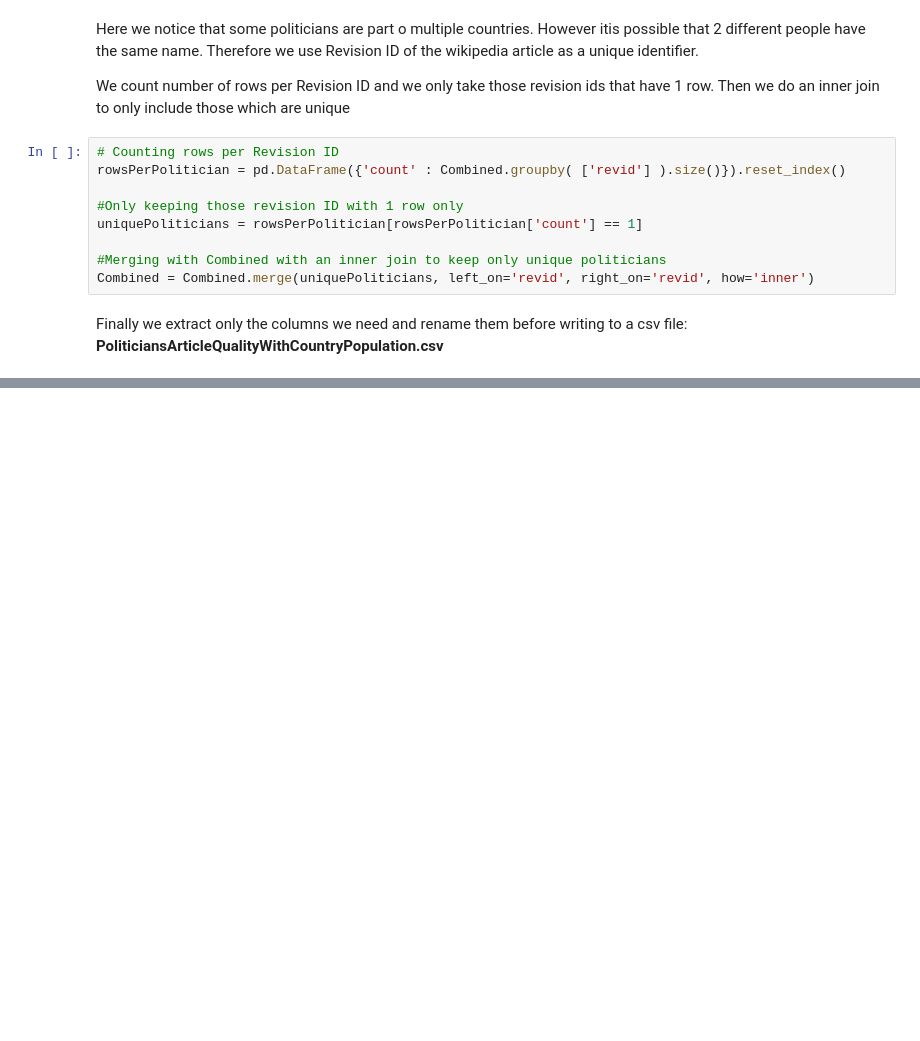
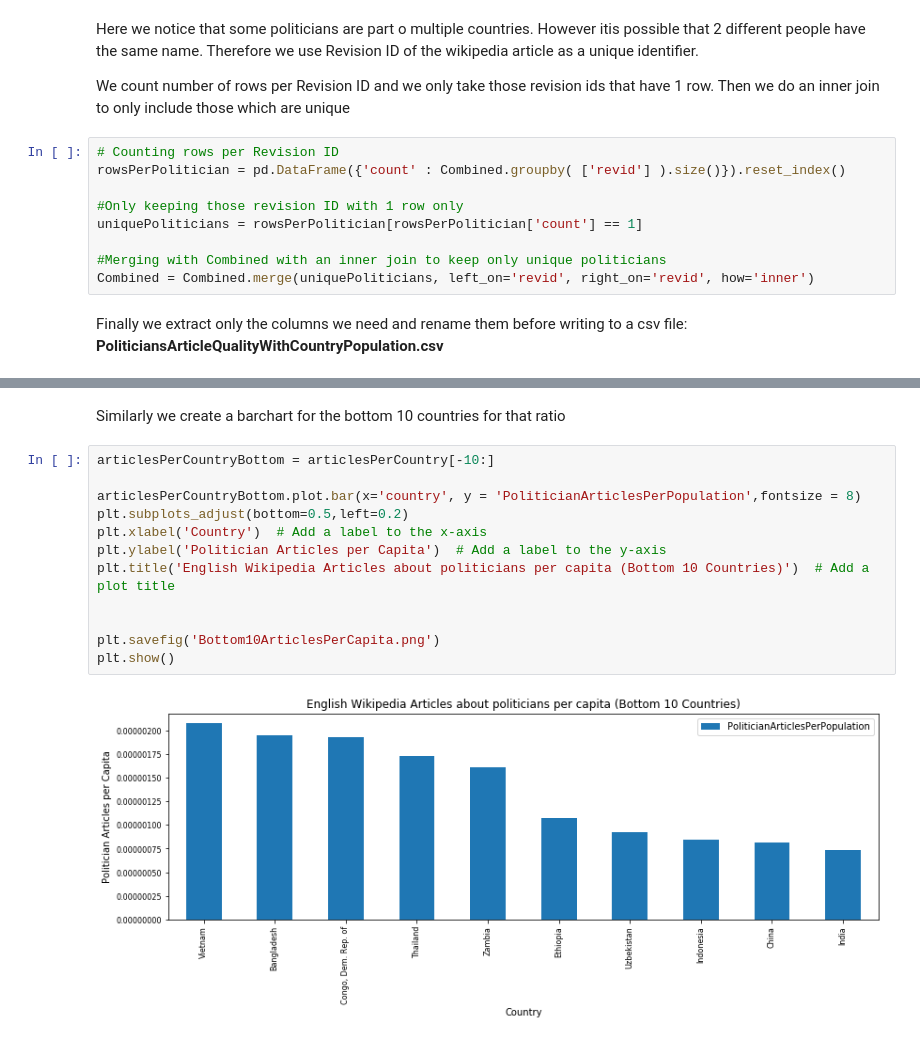
Before and after one commit to SalikWarsi/data-512-a2, a Jupyter notebook: hcds-a2-bias_demo.ipynb, the cells around one changed output, grey strips where cells are left out. Cells and saved outputs as stored; diff of their text form; blank space fills up the shorter version.

```diff
--- a/hcds-a2-bias_demo.ipynb
+++ b/hcds-a2-bias_demo.ipynb
@@ -179,0 +219,16 @@ Combined.to_csv('PoliticiansArticleQualityWithCountryPopulation.csv',index=False
+# %% [markdown]
+Similarly we create a barchart for the bottom 10 countries for that ratio
+# %%
+articlesPerCountryBottom = articlesPerCountry[-10:]
+
+articlesPerCountryBottom.plot.bar(x='country', y = 'PoliticianArticlesPerPopulation',fontsize = 8)
+plt.subplots_adjust(bottom=0.5,left=0.2)
+plt.xlabel('Country')  # Add a label to the x-axis
+plt.ylabel('Politician Articles per Capita')  # Add a label to the y-axis
+plt.title('English Wikipedia Articles about politicians per capita (Bottom 10 Countries)')  # Add a plot title
+
+
+plt.savefig('Bottom10ArticlesPerCapita.png')
+plt.show()
+# %% [output]
+[figure, added]
```
Also changed, not shown: parts of 20 cells of this notebook, 9 other files.
